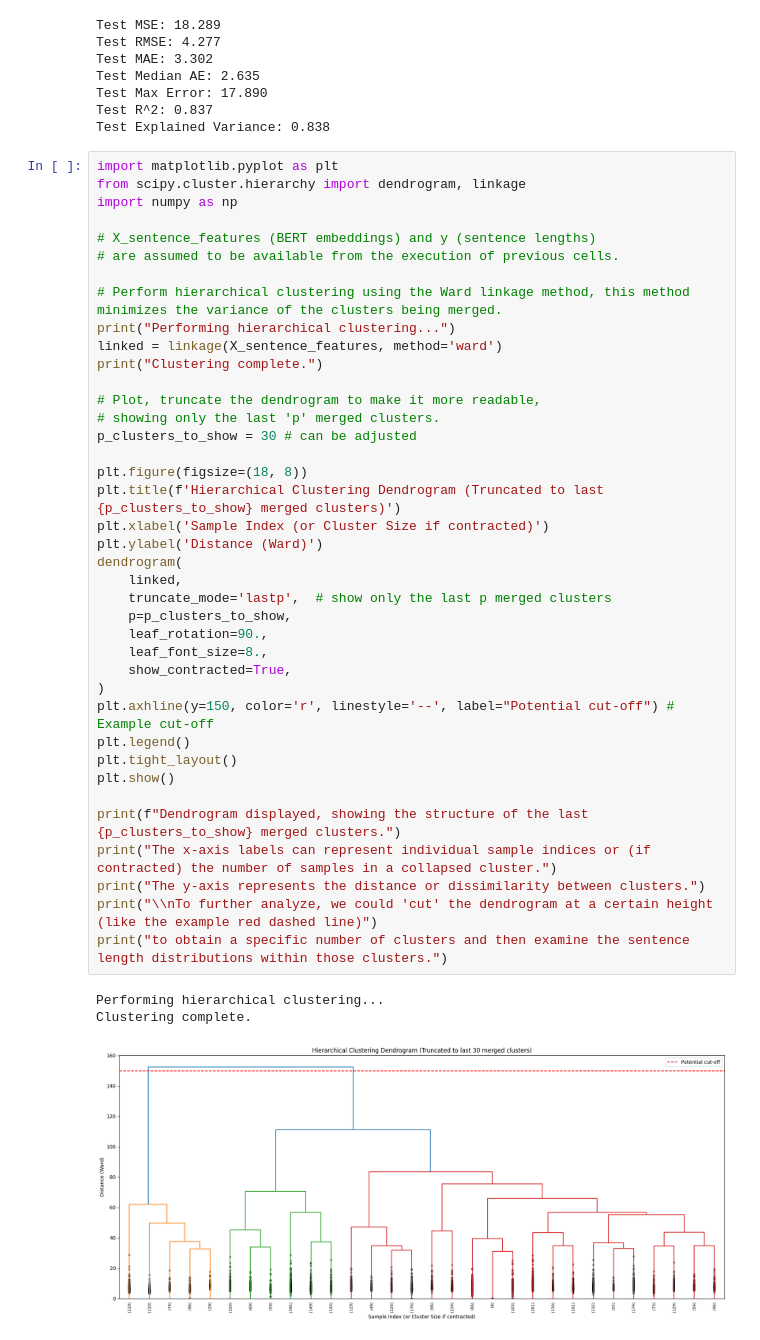
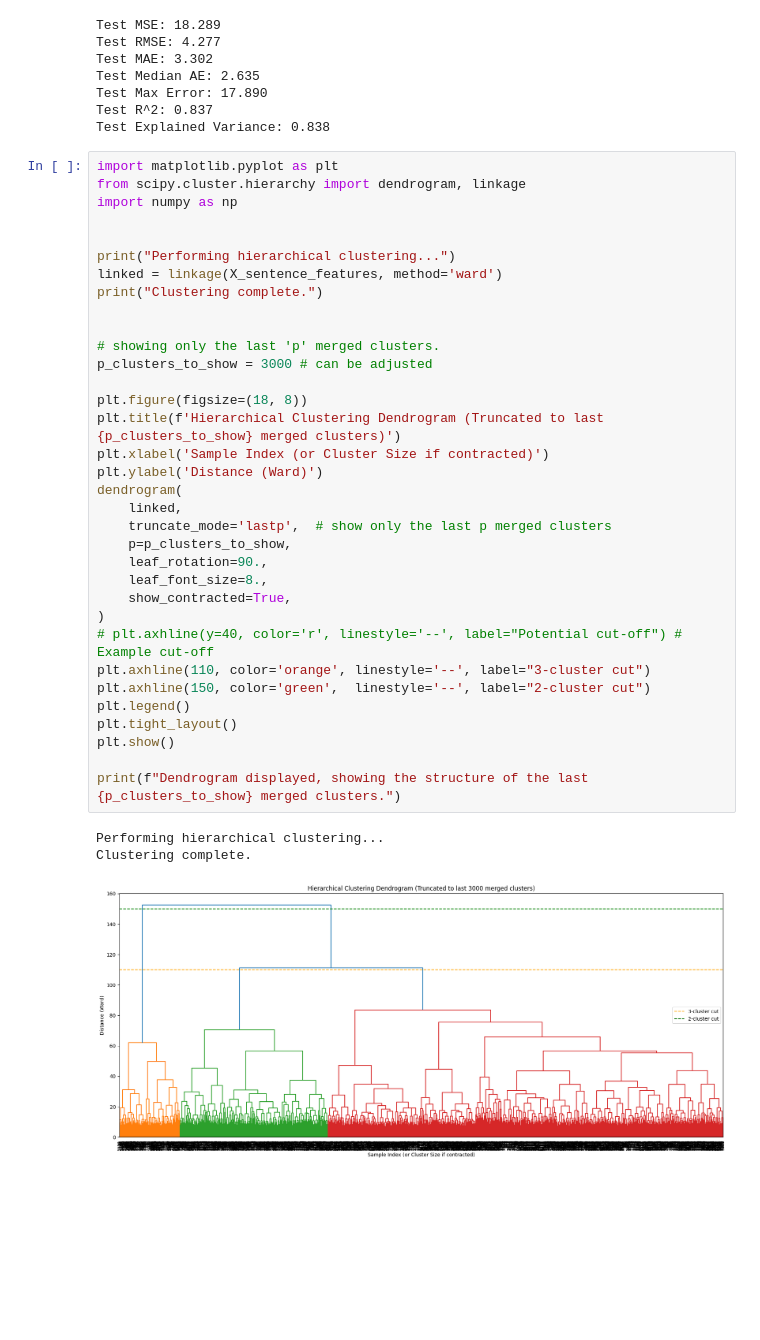
Before and after one commit to LarsHeijnennn/Internship, a Jupyter notebook: modeling/hierarchical.ipynb, the cells around one changed output. Drawn from its saved outputs; the diff is of its cells as text; blank space fills up the shorter version.

```diff
--- a/modeling/hierarchical.ipynb
+++ b/modeling/hierarchical.ipynb
@@ -212,41 +212,36 @@ import matplotlib.pyplot as plt
 from scipy.cluster.hierarchy import dendrogram, linkage
 import numpy as np
 
-# X_sentence_features (BERT embeddings) and y (sentence lengths)
-# are assumed to be available from the execution of previous cells.
 
-# Perform hierarchical clustering using the Ward linkage method, this method minimizes the variance of the clusters being merged.
 print("Performing hierarchical clustering...")
 linked = linkage(X_sentence_features, method='ward')
 print("Clustering complete.")
 
-# Plot, truncate the dendrogram to make it more readable,
+
 # showing only the last 'p' merged clusters.
-p_clusters_to_show = 30 # can be adjusted
+p_clusters_to_show = 3000 # can be adjusted
 
 plt.figure(figsize=(18, 8))
 plt.title(f'Hierarchical Clustering Dendrogram (Truncated to last {p_clusters_to_show} merged clusters)')
 plt.xlabel('Sample Index (or Cluster Size if contracted)')
 plt.ylabel('Distance (Ward)')
 dendrogram(
     linked,
     truncate_mode='lastp',  # show only the last p merged clusters
     p=p_clusters_to_show,
     leaf_rotation=90.,
     leaf_font_size=8.,
     show_contracted=True,
 )
-plt.axhline(y=150, color='r', linestyle='--', label="Potential cut-off") # Example cut-off
+# plt.axhline(y=40, color='r', linestyle='--', label="Potential cut-off") # Example cut-off
+plt.axhline(110, color='orange', linestyle='--', label="3-cluster cut")
+plt.axhline(150, color='green',  linestyle='--', label="2-cluster cut")
 plt.legend()
 plt.tight_layout()
 plt.show()
 
 print(f"Dendrogram displayed, showing the structure of the last {p_clusters_to_show} merged clusters.")
-print("The x-axis labels can represent individual sample indices or (if contracted) the number of samples in a collapsed cluster.")
-print("The y-axis represents the distance or dissimilarity between clusters.")
-print("\\nTo further analyze, we could 'cut' the dendrogram at a certain height (like the example red dashed line)")
-print("to obtain a specific number of clusters and then examine the sentence length distributions within those clusters.")
 # %% [output]
 Performing hierarchical clustering...
 Clustering complete.
-[figure, old version]
+[figure, new version]
```
Also changed, not shown: parts of 3 cells of this notebook, 3 other files.
